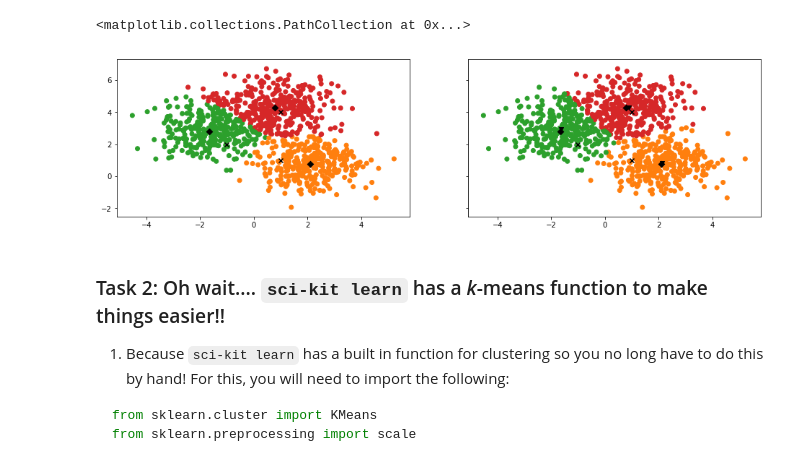
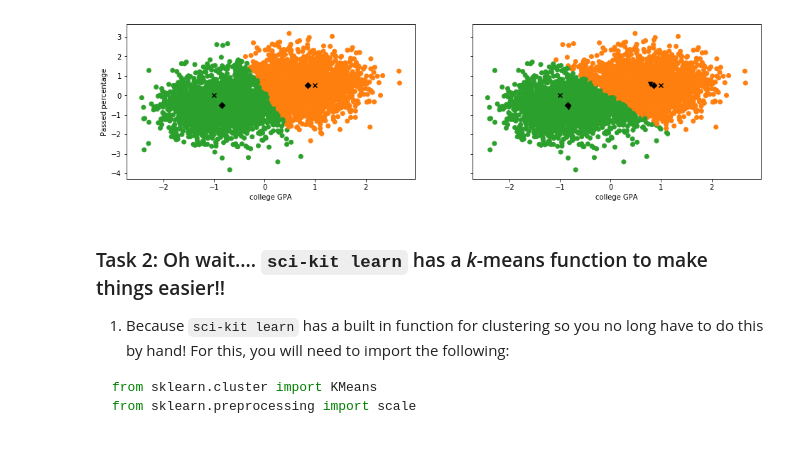
Before and after one commit to learningmachineslab/tutorials, a Jupyter notebook: clustering/clustering_with_solutions.ipynb, the cells around one changed output. Saved outputs shown, nothing was run; the diff lists cells and outputs as text; code cells hidden in the pictures.

```diff
--- a/clustering/clustering_with_solutions.ipynb
+++ b/clustering/clustering_with_solutions.ipynb
@@ -64,9 +72,13 @@ plt.scatter(df1['feature_1'],df1['feature_2'], alpha=0.5);
+# %%
+df1.cGPA = (df1.cGPA - df1.cGPA.mean()) / df1.cGPA.std()
+df1.passed_percent = (df1.passed_percent - df1.passed_percent.mean()) / df1.passed_percent.std()
 # %%
 # Initialize the centers and plot them on the previous plot
-c1 = (1,1)
-c2 = (-1,2)
-c3 = (1,4)
-initial = pd.DataFrame([c1,c2,c3], columns=['feature_1','feature_2'])
-plt.scatter(df1['feature_1'], df1['feature_2'], alpha=0.2);
-plt.scatter(initial['feature_1'], initial['feature_2'], marker='x', c='black');
+c1 = (1 , 0.5)
+c2 = ( -1, 0)
+initial = pd.DataFrame([c1,c2], columns=['cGPA','passed_percent'])
+plt.scatter(df1['cGPA'], df1['passed_percent'], alpha=0.2);
+plt.scatter(initial['cGPA'], initial['passed_percent'], marker='x', c='black');
+plt.xlabel("college GPA")
+plt.ylabel("Passed percentage")
 # %% [output]
@@ -98,5 +107,5 @@ print(df1.head())
 # %%
-df1['Cluster1'] = df1[['c1_dist_1', 'c2_dist_1', 'c3_dist_1']].apply(np.argmin, axis =1)
-df1['Cluster1'] = df1['Cluster1'].map({'c1_dist_1': 'C1', 'c2_dist_1': 'C2', 'c3_dist_1': 'C3'})
+df1['Cluster1'] = df1[['c1_dist_1', 'c2_dist_1']].apply(np.argmin, axis =1)
+df1['Cluster1'] = df1['Cluster1'].map({'c1_dist_1': 'C1', 'c2_dist_1': 'C2'})
 print(df1.head())
 # %% [output]
@@ -133,38 +143,36 @@ plt.scatter(new1['feature_1'], new1['feature_2'], marker='D', c='black');
 # Rename the new centers as the initial centers and repeat
 c1 = (x_new_centroid1, y_new_centroid1)
 c2 = (x_new_centroid2, y_new_centroid2)
-c3 = (x_new_centroid3, y_new_centroid3)
 
-df1['c1_dist_2'] = calculate_distance(c1, df1.feature_1, df1.feature_2)
-df1['c2_dist_2'] = calculate_distance(c2, df1.feature_1, df1.feature_2)
-df1['c3_dist_2'] = calculate_distance(c3, df1.feature_1, df1.feature_2)
+df1['c1_dist_2'] = calculate_distance(c1, df1.cGPA, df1.passed_percent)
+df1['c2_dist_2'] = calculate_distance(c2, df1.cGPA, df1.passed_percent)
 
-df1['Cluster2'] = df1[['c1_dist_2', 'c2_dist_2', 'c3_dist_2']].apply(np.argmin, axis =1)
-df1['Cluster2'] = df1['Cluster2'].map({'c1_dist_2': 'C1', 'c2_dist_2': 'C2', 'c3_dist_2': 'C3'})
+df1['Cluster2'] = df1[['c1_dist_2', 'c2_dist_2']].apply(np.argmin, axis =1)
+df1['Cluster2'] = df1['Cluster2'].map({'c1_dist_2': 'C1', 'c2_dist_2': 'C2'})
 print(df1.head())
 
 # Calculate the coordinates of the new centroid from cluster 1
-x_new_centroid1 = df1[df1['Cluster2']=='C1']['feature_1'].mean()
-y_new_centroid1 = df1[df1['Cluster2']=='C1']['feature_2'].mean()
+x_new_centroid1 = df1[df1['Cluster2']=='C1']['cGPA'].mean()
+y_new_centroid1 = df1[df1['Cluster2']=='C1']['passed_percent'].mean()
 
 # Calculate the coordinates of the new centroid from cluster 2
-x_new_centroid2 = df1[df1['Cluster2']=='C2']['feature_1'].mean()
-y_new_centroid2 = df1[df1['Cluster2']=='C2']['feature_2'].mean()
+x_new_centroid2 = df1[df1['Cluster2']=='C2']['cGPA'].mean()
+y_new_centroid2 = df1[df1['Cluster2']=='C2']['passed_percent'].mean()
 
-# Calculate the coordinates of the new centroid from cluster 3
-x_new_centroid3 = df1[df1['Cluster2']=='C3']['feature_1'].mean()
-y_new_centroid3 = df1[df1['Cluster2']=='C3']['feature_2'].mean()
-
-new2 = pd.DataFrame([[x_new_centroid1,y_new_centroid1],[x_new_centroid2,y_new_centroid2],[x_new_centroid3,y_new_centroid3]],
-                   columns = ['feature_1','feature_2'])
+new2 = pd.DataFrame([[x_new_centroid1,y_new_centroid1],
+                     [x_new_centroid2,y_new_centroid2]],
+                   columns = ['cGPA','passed_percent'])
 
 
 fig, (ax1, ax2)= plt.subplots(1, 2, figsize=(16, 4), sharex=True, sharey=True)
-ax1.scatter(df1['feature_1'], df1['feature_2'], c=df1['Cluster1'])
-ax1.scatter(initial['feature_1'], initial['feature_2'], marker='x', c='black')
-ax1.scatter(new1['feature_1'], new1['feature_2'], marker='D', c='black')
-ax2.scatter(df1['feature_1'], df1['feature_2'], c=df1['Cluster2'])
-ax2.scatter(initial['feature_1'], initial['feature_2'], marker='x', c='black')
-ax2.scatter(new1['feature_1'], new1['feature_2'], marker='D', c='black')
-ax2.scatter(new2['feature_1'], new2['feature_2'], marker='v', c='black')
+ax1.scatter(df1['cGPA'], df1['passed_percent'], c=df1['Cluster1'])
+ax1.scatter(initial['cGPA'], initial['passed_percent'], marker='x', c='black')
+ax1.scatter(new1['cGPA'], new1['passed_percent'], marker='D', c='black')
+ax2.scatter(df1['cGPA'], df1['passed_percent'], c=df1['Cluster2'])
+ax2.scatter(initial['cGPA'], initial['passed_percent'], marker='x', c='black')
+ax2.scatter(new1['cGPA'], new1['passed_percent'], marker='D', c='black')
+ax2.scatter(new2['cGPA'], new2['passed_percent'], marker='v', c='black')
+ax1.set_xlabel("college GPA")
+ax1.set_ylabel("Passed percentage")
+ax2.set_xlabel("college GPA")
 # %% [output]
@@ -187,5 +193,4 @@ Use 'series.values.argmin' to get the position of the minimum now.
-<matplotlib.collections.PathCollection at 0x...>
-[figure, old version]
+[figure, new version]
 # %% [markdown]
 ### Task 2: Oh wait.... `sci-kit learn` has a *k*-means function to make things easier!!
 1. Because `sci-kit learn` has a built in function for clustering so you no long have to do this by hand! For this, you will need to import the following:
```
Also changed, not shown: parts of 19 cells of this notebook, 1 other file.
